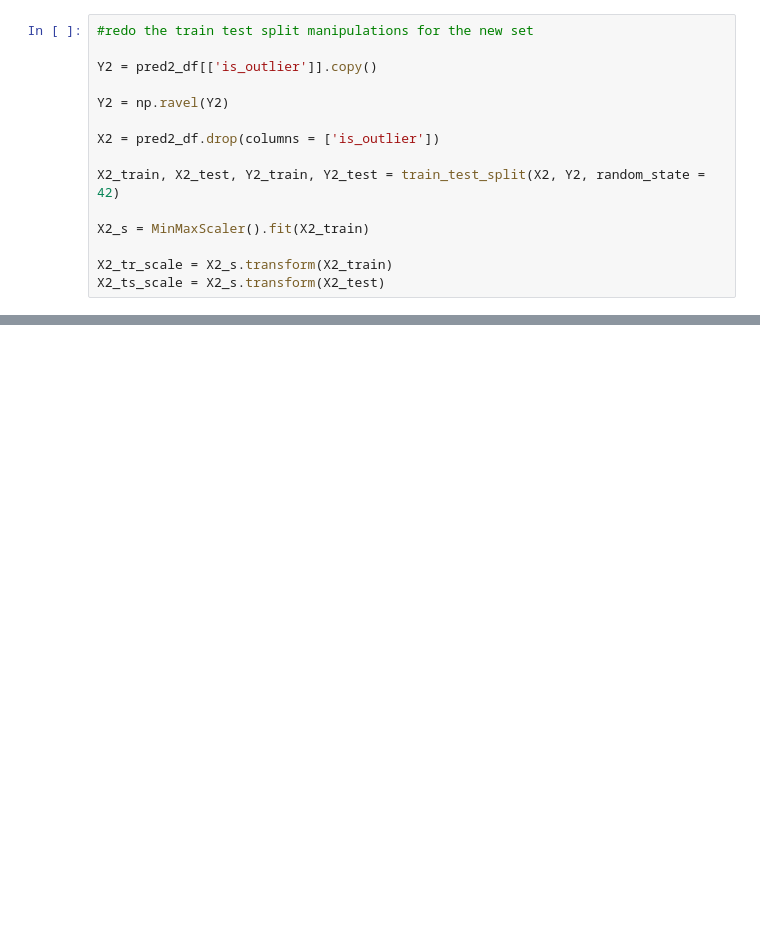
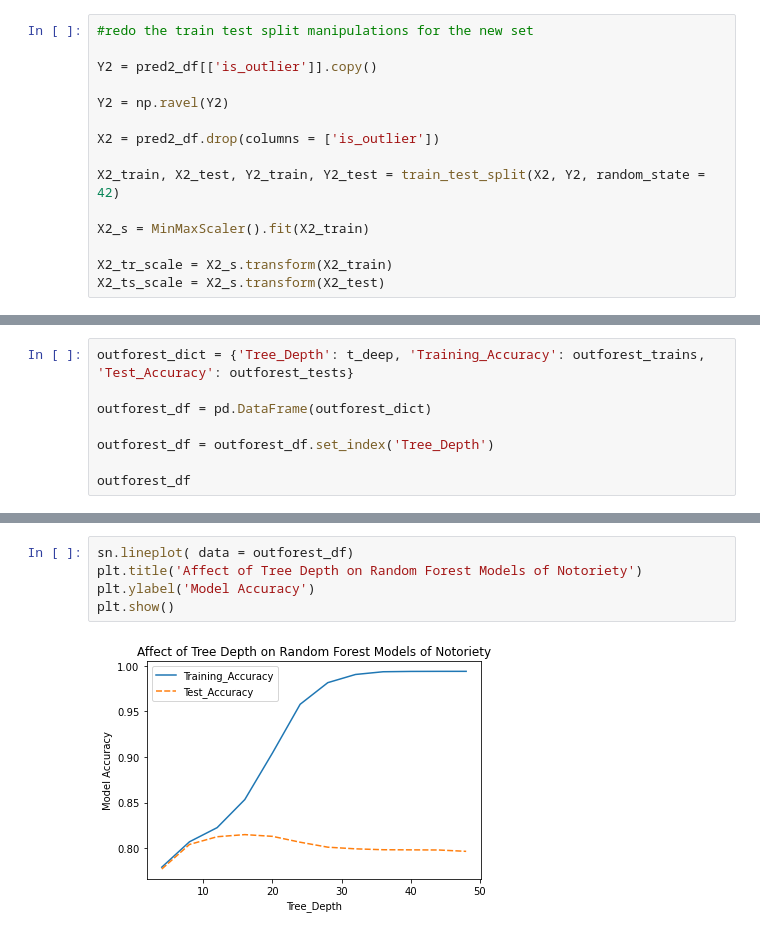
Before and after one commit to gspahlin/Movie_metric_predictor, a Jupyter notebook: Movie_predictor_ML_1.ipynb, the cells around one changed output, grey strips where cells are left out. Drawn from its saved outputs; the diff is of its cells as text; blank space fills up the shorter version.

```diff
--- a/Movie_predictor_ML_1.ipynb
+++ b/Movie_predictor_ML_1.ipynb
@@ -567,0 +622,8 @@ plt.show()
+# %%
+outforest_dict = {'Tree_Depth': t_deep, 'Training_Accuracy': outforest_trains, 'Test_Accuracy': outforest_tests}
+
+outforest_df = pd.DataFrame(outforest_dict)
+
+outforest_df = outforest_df.set_index('Tree_Depth')
+
+outforest_df
@@ -567,0 +645,7 @@ plt.show()
+# %%
+sn.lineplot( data = outforest_df)
+plt.title('Affect of Tree Depth on Random Forest Models of Notoriety')
+plt.ylabel('Model Accuracy')
+plt.show()
+# %% [output]
+[figure, added]
```
Also changed, not shown: parts of 9 cells of this notebook.
